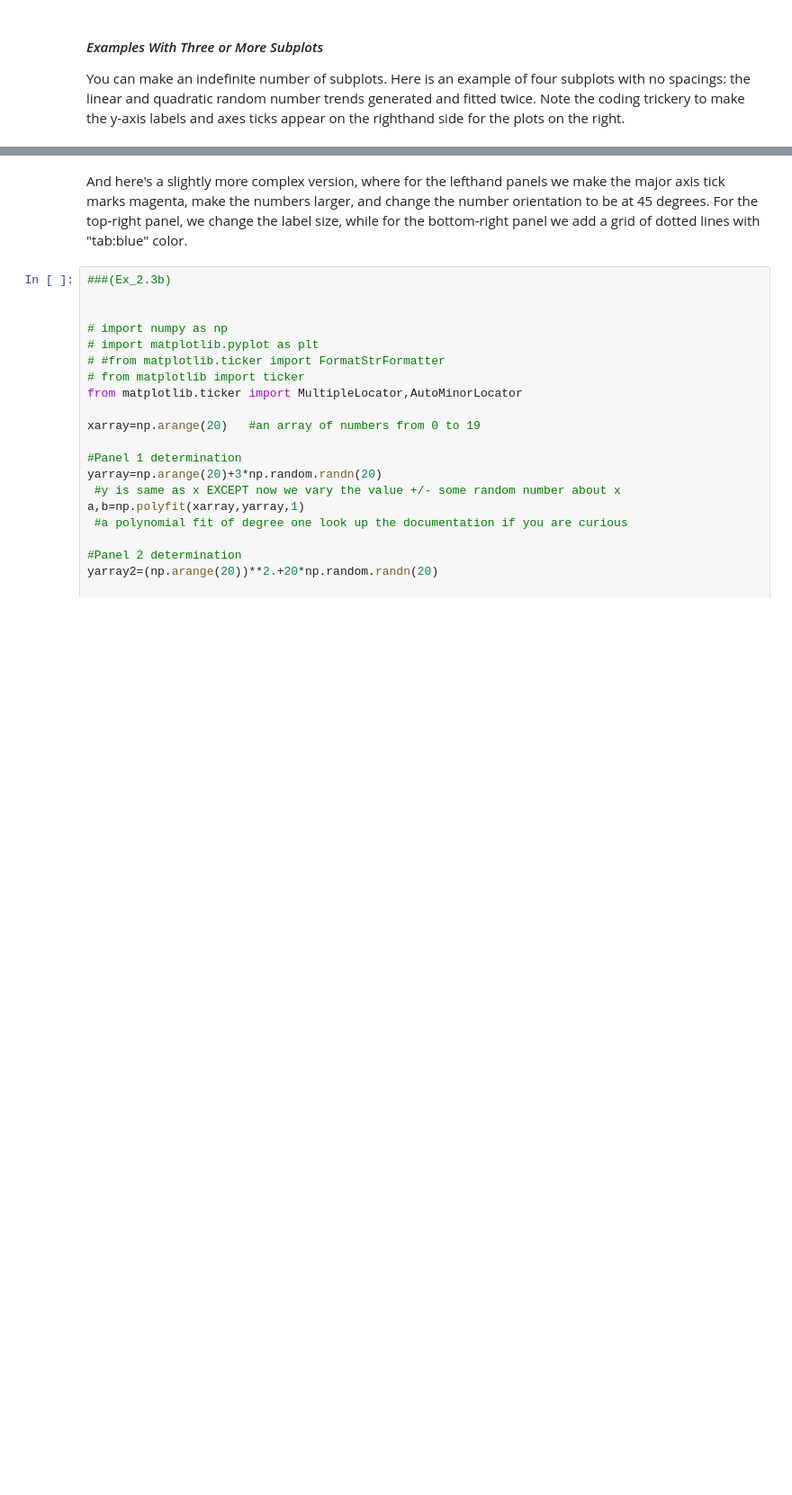
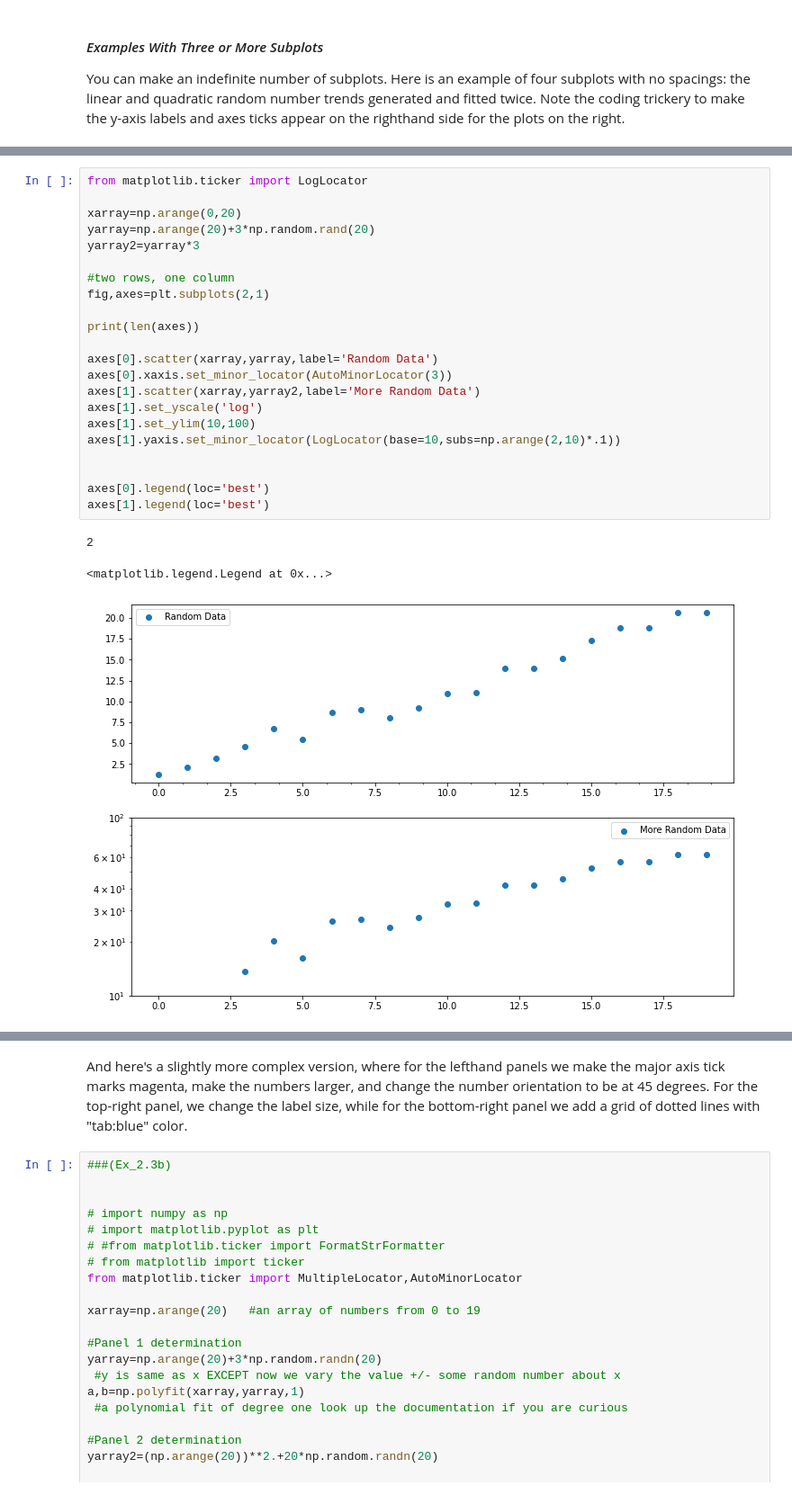
Before and after one commit to thaynecurrie/phys7943_fall2023, a Jupyter notebook: ScientificPythonNotes/Matplotlib/Python_matplotlib_part2.ipynb, the cells around one changed output, grey strips where cells are left out. Shown at 90% size. Saved outputs shown, nothing was run; the diff lists cells and outputs as text; blank space fills up the shorter version.

```diff
--- a/ScientificPythonNotes/Matplotlib/Python_matplotlib_part2.ipynb
+++ b/ScientificPythonNotes/Matplotlib/Python_matplotlib_part2.ipynb
@@ -367,0 +422,26 @@ for ax in [axes[0,1],axes[1,1]]:
+# %%
+from matplotlib.ticker import LogLocator
+
+xarray=np.arange(0,20)
+yarray=np.arange(20)+3*np.random.rand(20)
+yarray2=yarray*3
+
+#two rows, one column
+fig,axes=plt.subplots(2,1)
+
+print(len(axes))
+
+axes[0].scatter(xarray,yarray,label='Random Data')
+axes[0].xaxis.set_minor_locator(AutoMinorLocator(3))
+axes[1].scatter(xarray,yarray2,label='More Random Data')
+axes[1].set_yscale('log')
+axes[1].set_ylim(10,100)
+axes[1].yaxis.set_minor_locator(LogLocator(base=10,subs=np.arange(2,10)*.1))
+
+
+axes[0].legend(loc='best')
+axes[1].legend(loc='best')
+# %% [output]
+2
+<matplotlib.legend.Legend at 0x...>
+[figure, added]
```
Also changed, not shown: parts of 20 cells of this notebook, 4 other files.
